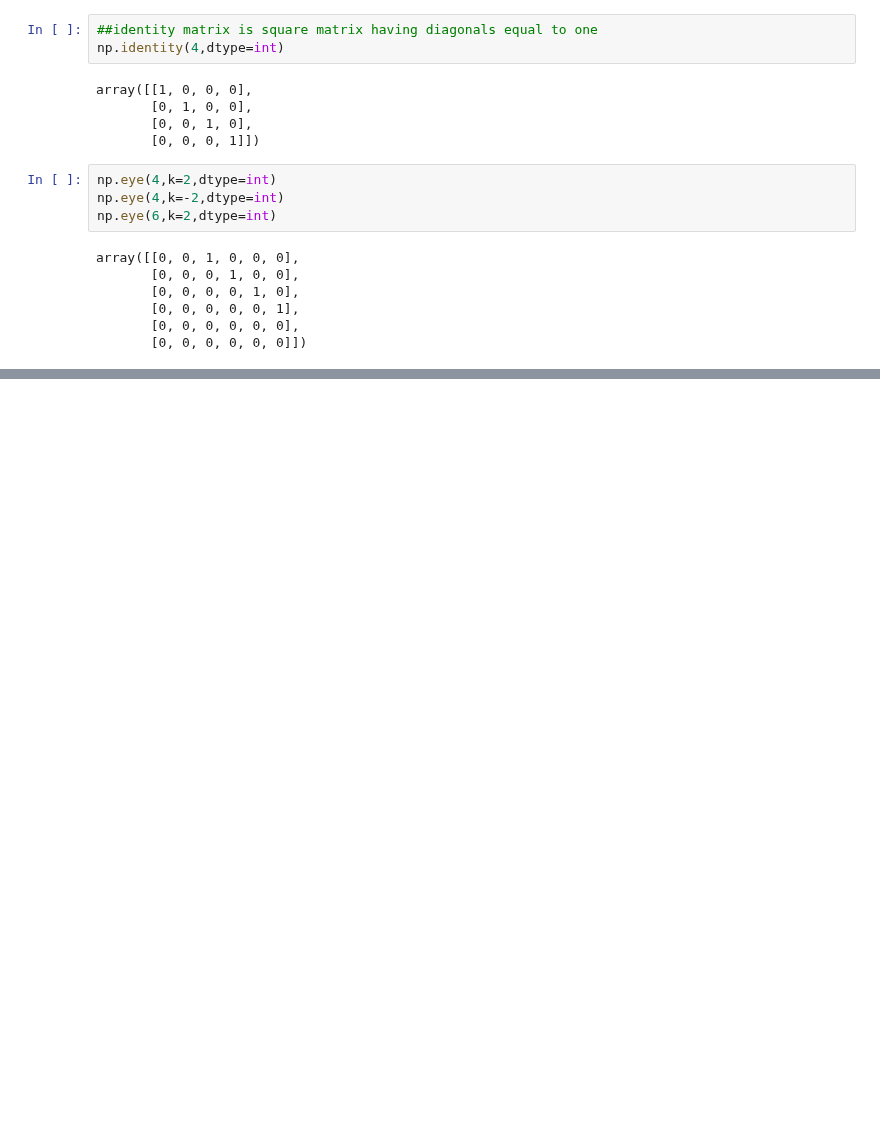
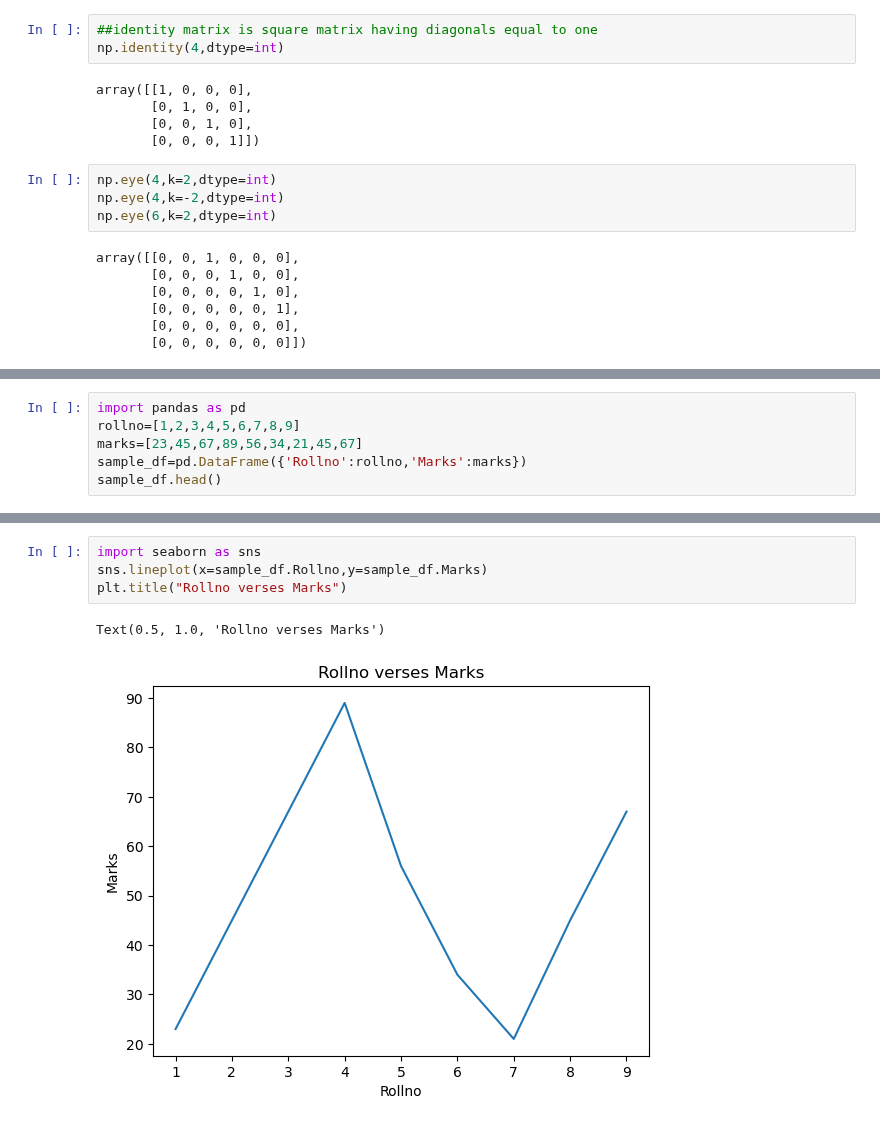
Before and after one commit to amardeep-hub/Python_for_data_analysis, a Jupyter notebook: python_for_data_analysis.ipynb, the cells around one changed output, grey strips where cells are left out. Drawn from its saved outputs; the diff is of its cells as text; blank space fills up the shorter version.

```diff
--- a/python_for_data_analysis.ipynb
+++ b/python_for_data_analysis.ipynb
@@ -210,0 +872,6 @@ array([ 5, 12, 21])
+# %%
+import pandas as pd
+rollno=[1,2,3,4,5,6,7,8,9]
+marks=[23,45,67,89,56,34,21,45,67]
+sample_df=pd.DataFrame({'Rollno':rollno,'Marks':marks})
+sample_df.head()
@@ -210,0 +885,7 @@ array([ 5, 12, 21])
+# %%
+import seaborn as sns
+sns.lineplot(x=sample_df.Rollno,y=sample_df.Marks)
+plt.title("Rollno verses Marks")
+# %% [output]
+Text(0.5, 1.0, 'Rollno verses Marks')
+[figure, added]
```
Also changed, not shown: parts of 67 cells of this notebook.
